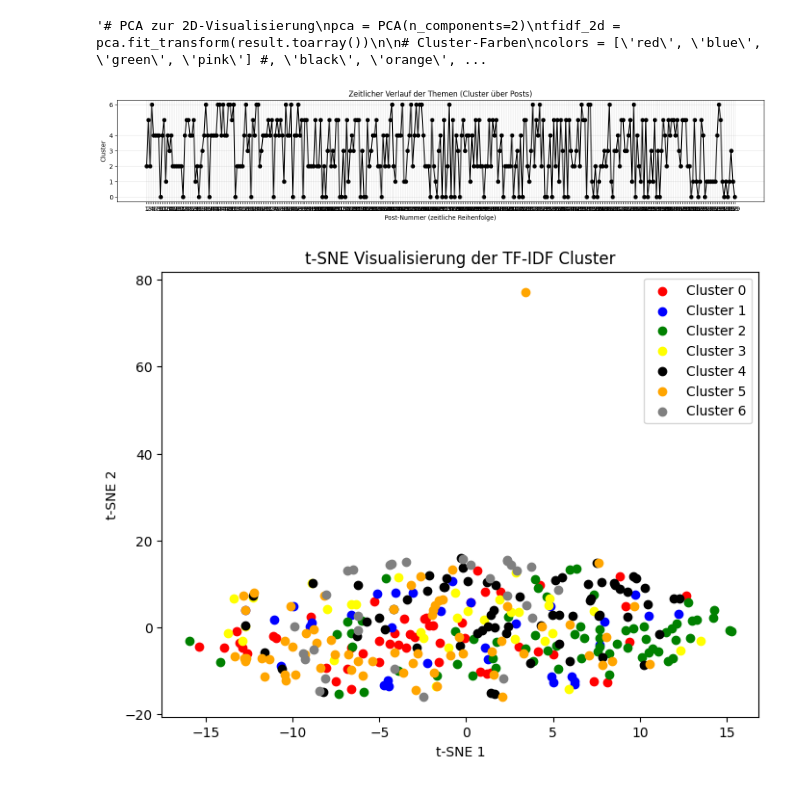
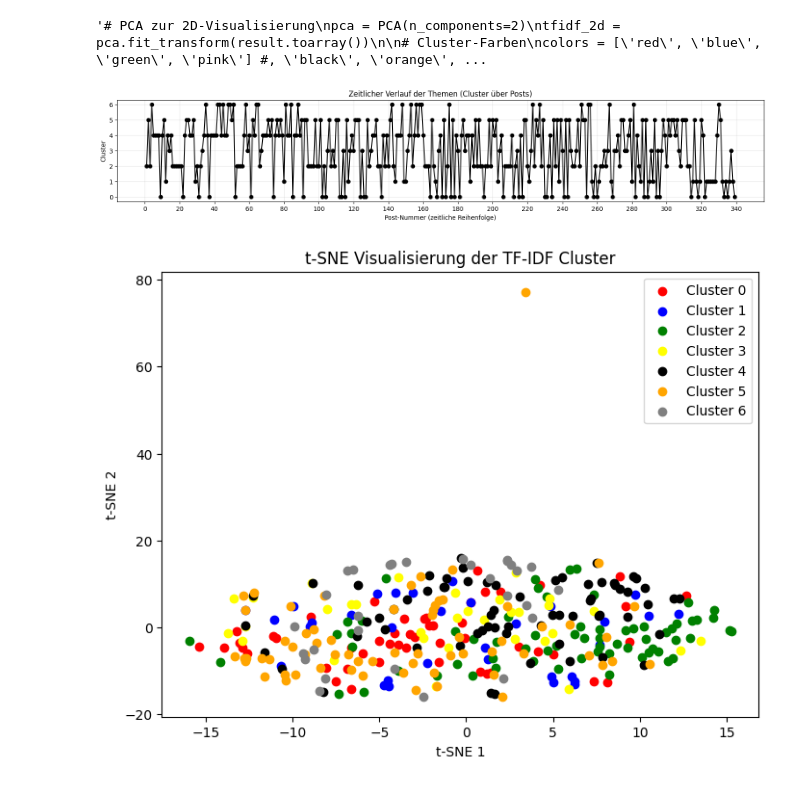
Before and after one commit to tc020/nlp-rpg-narratives, a Jupyter notebook: 0_tfidf_playground.ipynb, the cells around one changed output. Cells and saved outputs as stored; diff of their text form; code cells hidden in the pictures.

```diff
--- a/0_tfidf_playground.ipynb
+++ b/0_tfidf_playground.ipynb
@@ -276,20 +276,25 @@ plt.legend()
 plt.show()"""
 # %% [output]
 '# PCA zur 2D-Visualisierung\npca = PCA(n_components=2)\ntfidf_2d = pca.fit_transform(result.toarray())\n\n# Cluster-Farben\ncolors = [\'red\', \'blue\', \'green\', \'pink\'] #, \'black\', \'orange\', ...
-# %%
-plt.figure(figsize=(19, 3))
-plt.plot(range(1, len(labels)+1), labels, marker='o', linestyle='-', color='black')
-
-plt.xticks(range(1, len(labels)+1))
-plt.yticks([0, 1, 2, 3, 4, 6])
-plt.xlabel("Post-Nummer (zeitliche Reihenfolge)")
-plt.ylabel("Cluster")
-plt.title("Zeitlicher Verlauf der Themen (Cluster über Posts)")
-
-plt.grid(True, alpha=0.3)
-plt.show()
-# %% [output]
-[figure, removed]
+# %%
+import matplotlib.ticker as ticker
+
+plt.figure(figsize=(19, 3))
+plt.plot(range(1, len(labels)+1), labels, marker='o', linestyle='-', color='black')
+
+# Maximal 20 Ticks auf der X-Achse
+ax = plt.gca()
+ax.xaxis.set_major_locator(ticker.MaxNLocator(nbins=20))
+
+plt.yticks(sorted(set(labels)))
+plt.xlabel("Post-Nummer (zeitliche Reihenfolge)")
+plt.ylabel("Cluster")
+plt.title("Zeitlicher Verlauf der Themen (Cluster über Posts)")
+
+plt.grid(True, alpha=0.3)
+plt.show()
+# %% [output]
+[figure, added]
 # %%
 from sklearn.manifold import TSNE
 import matplotlib.pyplot as plt
```
Also changed, not shown: parts of 3 cells of this notebook, 2 other files.
